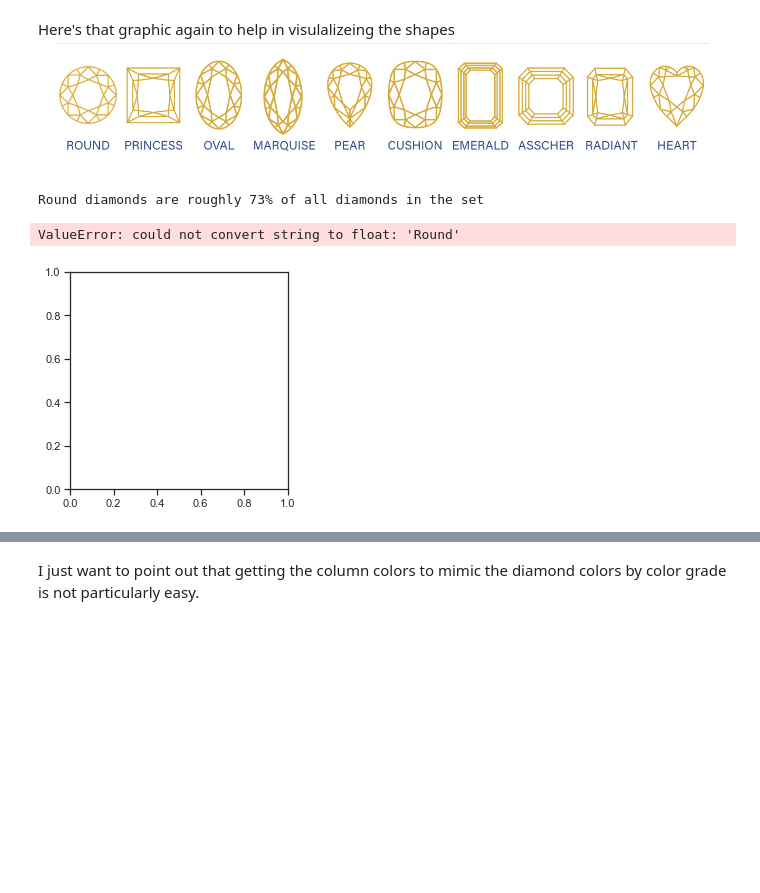
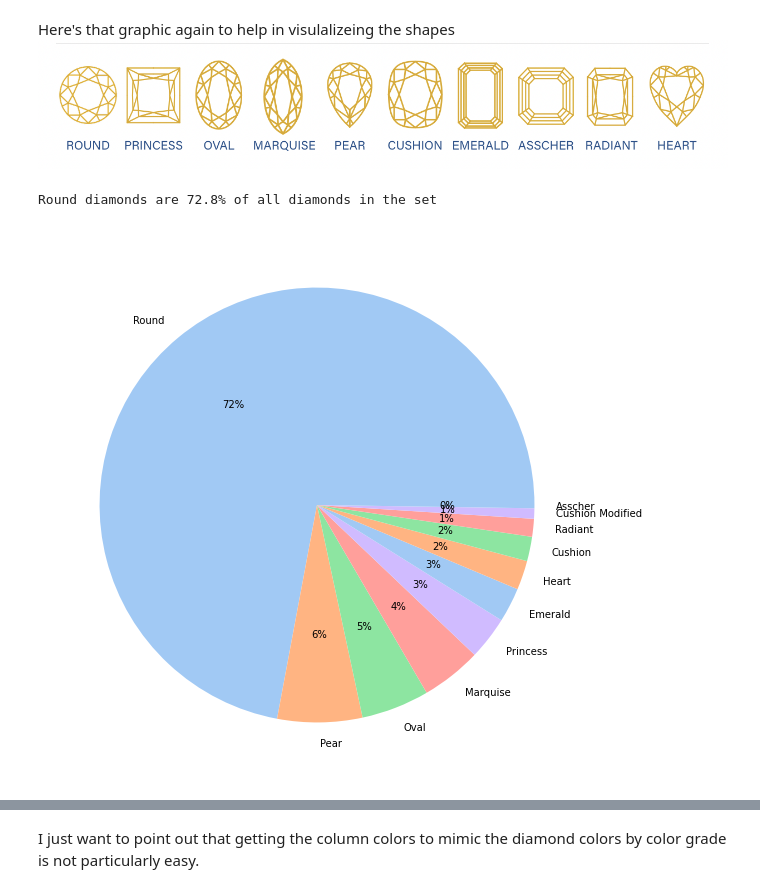
Before and after one commit to Little-PyProjects/Bees, a Jupyter notebook: Diamonds/notebooks/EDA.ipynb, the cells around one changed output, grey strips where cells are left out. Cells and saved outputs as stored; diff of their text form; code cells hidden in the pictures; blank space fills up the shorter version.

Commit message:
Add more charts

```diff
--- a/Diamonds/notebooks/EDA.ipynb
+++ b/Diamonds/notebooks/EDA.ipynb
@@ -152,18 +149,18 @@ sns.catplot(x='shape', data=df, kind='count', order = shapes, aspect=2.5)
 Here's that graphic again to help in visulalizeing the shapes
 ![Diamond_shapes.png](attachment:Diamond_shapes.png)
 # %%
-print(f"Round diamonds are roughly {round(160000/219704*100)}% of all diamonds in the set")
+print(f"Round diamonds are {round(160000/219704*100, 1)}% of all diamonds in the set")
 # %% [output]
-Round diamonds are roughly 73% of all diamonds in the set
+Round diamonds are 72.8% of all diamonds in the set
+# %%
+values = df['shape'].value_counts()
+labels = df['shape'].unique().tolist()
 # %%
-labels = ['label1', 'label2', 'label3', ...]
+fig, ax = plt.subplots(figsize=(10,10))
 
-#define Seaborn color palette to use
 colors = sns.color_palette('pastel')[0:5]
-
 #create pie chart
-plt.pie(df['shape'], labels = shapes, colors = colors, autopct='%.0f%%')
+ax.pie(values, labels=labels, colors=colors, autopct='%.0f%%', )
 plt.show()
 # %% [output]
-ValueError: could not convert string to float: 'Round'
-[figure, old version]
+[figure, new version]
```
Also changed, not shown: parts of 13 cells of this notebook.
